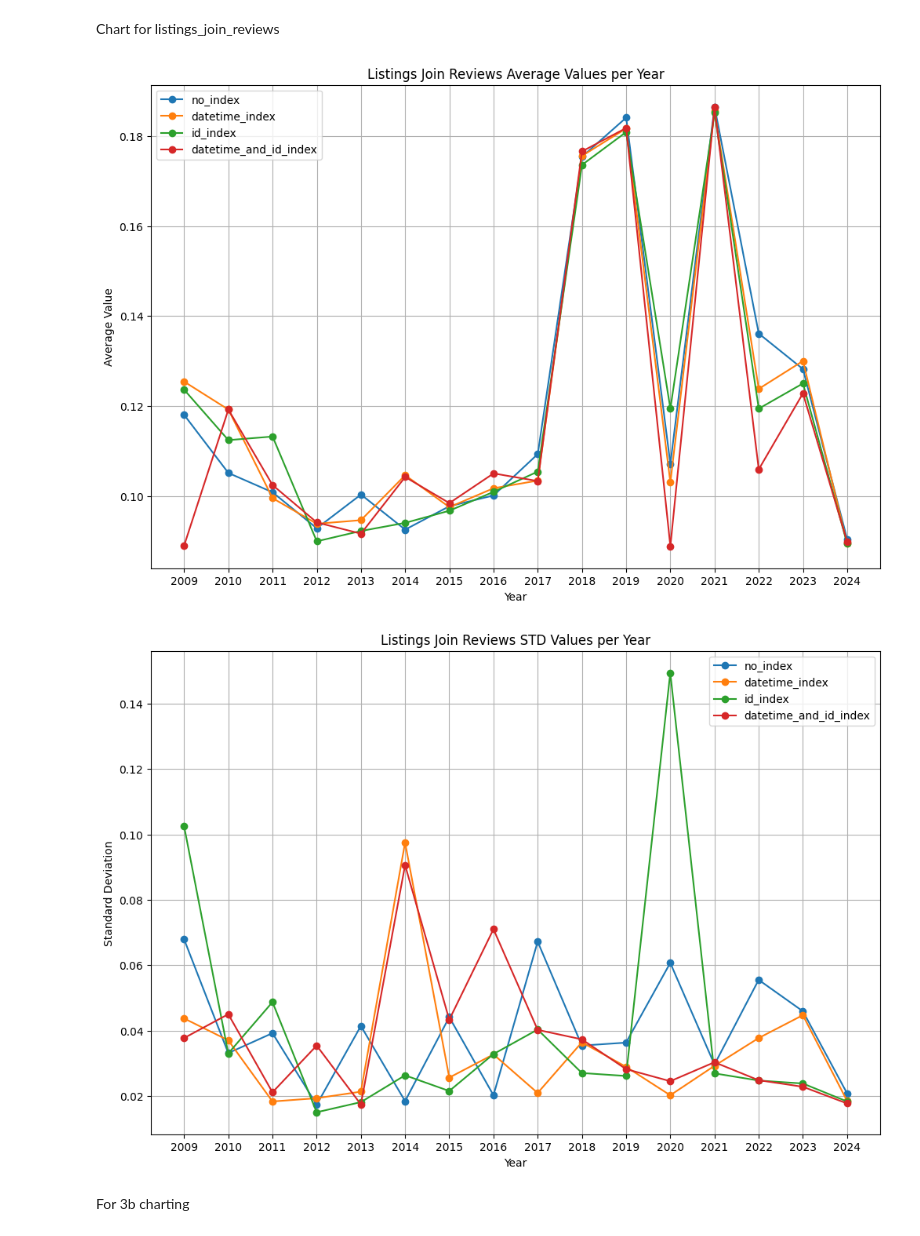
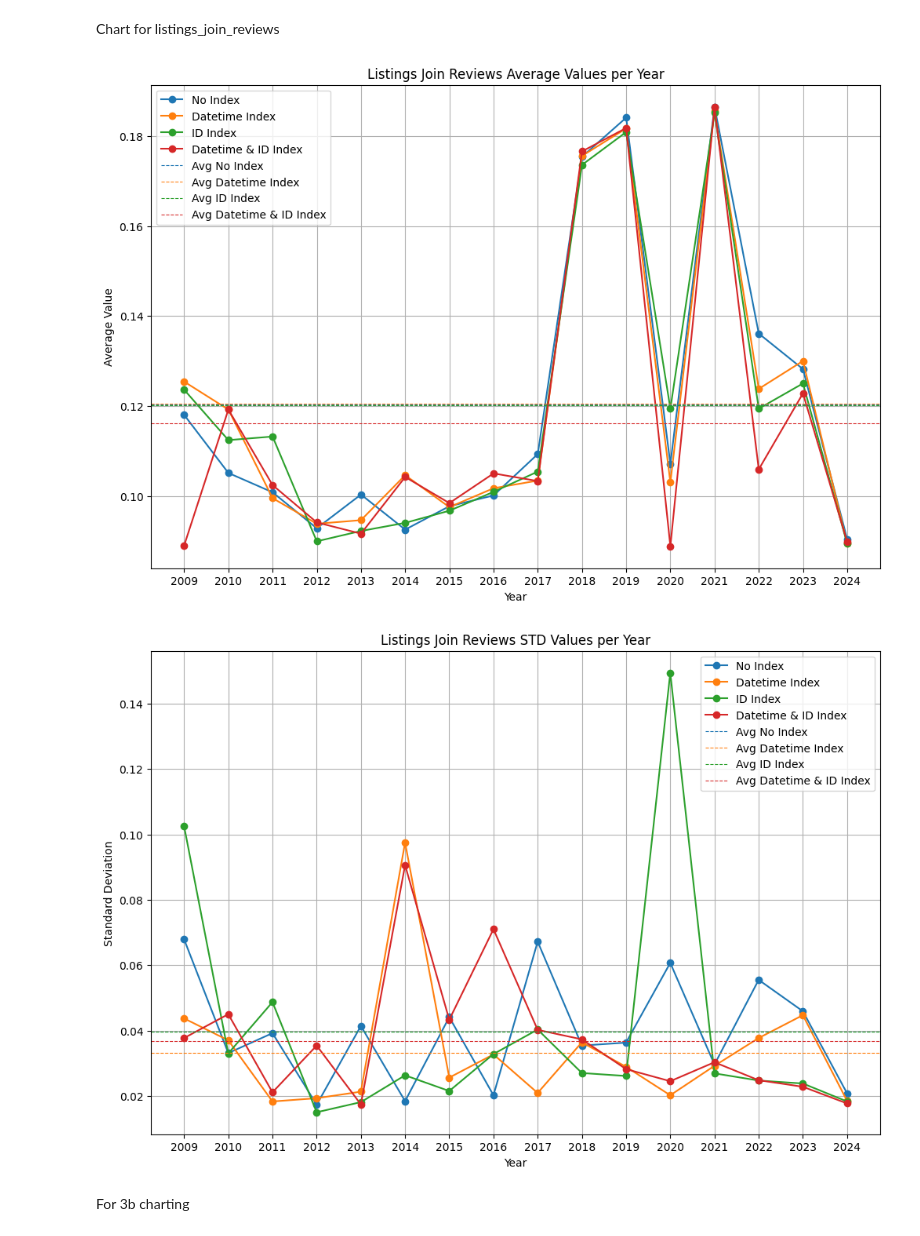
Before and after one commit to benedictnurs/ECS116_HW2, a Jupyter notebook: charts.ipynb, the cells around one changed output. Drawn from its saved outputs; the diff is of its cells as text; code cells hidden in the pictures.

```diff
--- a/charts.ipynb
+++ b/charts.ipynb
@@ -6,6 +6,10 @@ import pandas as pd
 import matplotlib.pyplot as plt
 from collections import OrderedDict
 # %%
+import matplotlib.pyplot as plt
+import pandas as pd
+import json
+
 # Path to the JSON file
 perf_summary_path = 'perf_data/listings_join_reviews.json'
 
@@ -23,59 +27,64 @@ def extract_values(data, metric):
             extracted_values[year][test_condition] = results[metric]
     return extracted_values
 
 # Extracting average and standard deviation values
 avg_values = extract_values(data, 'avg')
 std_values = extract_values(data, 'std')
 
 # Converting to DataFrame for easier plotting
 def values_to_df(values, key_labels):
     data_for_df = {label: [] for label in key_labels.values()}
     data_for_df['Year'] = sorted(values.keys())
 
     for year in data_for_df['Year']:
         for key, label in key_labels.items():
             data_for_df[label].append(values[year].get(key, None))
 
     df = pd.DataFrame(data_for_df)
     df.set_index('Year', inplace=True)
     return df
 
 # Mapping keys to custom labels
 key_labels = {
-    "__": "no_index",
-    "__datetime_in_reviews__": "datetime_index",
-    "__id_in_listings__": "id_index",
-    "__datetime_in_reviews__id_in_listings__": "datetime_and_id_index"
+    "__": "No Index",
+    "__datetime_in_reviews__": "Datetime Index",
+    "__id_in_listings__": "ID Index",
+    "__datetime_in_reviews__id_in_listings__": "Datetime & ID Index"
 }
+
+# Function to plot with a horizontal line for the average
+def plot_with_average(df, title, ylabel):
+    plt.figure(figsize=(12, 8))
+    lines = []  # To store the plotted lines for color matching
+    for label in key_labels.values():
+        line, = plt.plot(df.index, df[label], marker='o', label=label)
+        lines.append(line)  # Store each line to match colors for the average lines
+
+    # Add average lines
+    for line, label in zip(lines, key_labels.values()):
+        if label in df.columns:
+            overall_avg = df[label].mean()
+            plt.axhline(y=overall_avg, color=line.get_color(), linestyle='--', linewidth=0.8, label=f'Avg {label}')
+
+    plt.title(title)
+    plt.xlabel('Year')
+    plt.ylabel(ylabel)
+    plt.legend()
+    plt.grid(True)
+    plt.show()
 
 # Creating DataFrames
 df_avg = values_to_df(avg_values, key_labels)
 df_std = values_to_df(std_values, key_labels)
 
-# Plotting average values per year
-plt.figure(figsize=(12, 8))
-for label in key_labels.values():
-    plt.plot(df_avg.index, df_avg[label], marker='o', label=label)
-plt.title('Listings Join Reviews Average Values per Year')
-plt.xlabel('Year')
-plt.ylabel('Average Value')
-plt.legend()
-plt.grid(True)
-plt.show()
+# Plotting average values per year with a horizontal line for the overall average
+plot_with_average(df_avg, 'Listings Join Reviews Average Values per Year', 'Average Value')
 
-# Plotting standard deviation values per year
-plt.figure(figsize=(12, 8))
-for label in key_labels.values():
-    plt.plot(df_std.index, df_std[label], marker='o', label=label)
-plt.title('Listings Join Reviews STD Values per Year')
-plt.xlabel('Year')
-plt.ylabel('Standard Deviation')
-plt.legend()
-plt.grid(True)
-plt.show()
+# Plotting standard deviation values per year with a horizontal line for the overall average
+plot_with_average(df_std, 'Listings Join Reviews STD Values per Year', 'Standard Deviation')
 # %% [output]
-[figure, old version]
+[figure, new version]
-[figure, old version]
+[figure, new version]
 # %% [markdown]
 For 3b charting
 # %%
```
Also changed, not shown: parts of 2 cells of this notebook, 3 other files.
